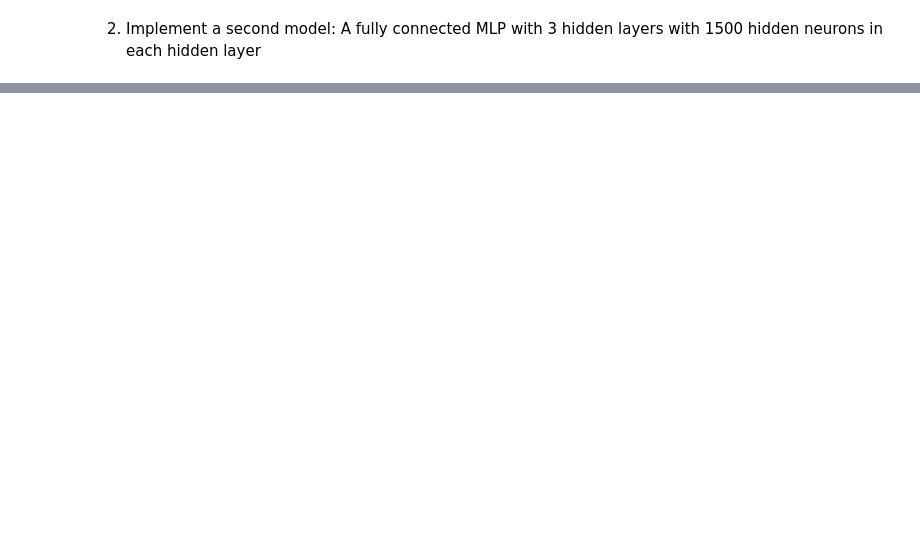
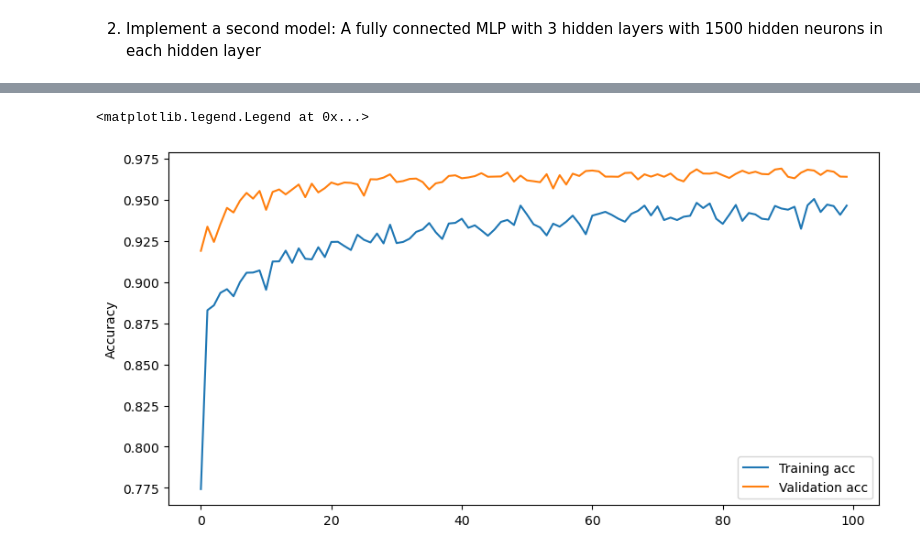
Before and after one commit to Javiermateor/Machine-Intelligence-I, a Jupyter notebook: Exercises/Exercise_06.ipynb, the cells around one changed output, grey strips where cells are left out. Cells and saved outputs as stored; diff of their text form; code cells hidden in the pictures; blank space fills up the shorter version.

```diff
--- a/Exercises/Exercise_06.ipynb
+++ b/Exercises/Exercise_06.ipynb
@@ -192,0 +218,10 @@ _________________________________________________________________
+# %%
+history_dropout = model_dropout.fit(
+    x_train,
+    y_train,
+    epochs=100,
+    batch_size=100,
+    validation_data = (x_test,y_test),
+    steps_per_epoch=100,
+    verbose=False
+)
@@ -192,0 +231,11 @@ _________________________________________________________________
+# %%
+fig = plt.figure(figsize=(10, 5))
+ax1 = fig.add_subplot(111)
+
+ax1.plot(history_dropout.history['accuracy'], label='Training acc')
+ax1.plot(history_dropout.history['val_accuracy'], label='Validation acc')
+plt.ylabel('Accuracy')
+plt.legend()
+# %% [output]
+<matplotlib.legend.Legend at 0x...>
+[figure, added]
```
Also changed, not shown: parts of 16 cells of this notebook.
